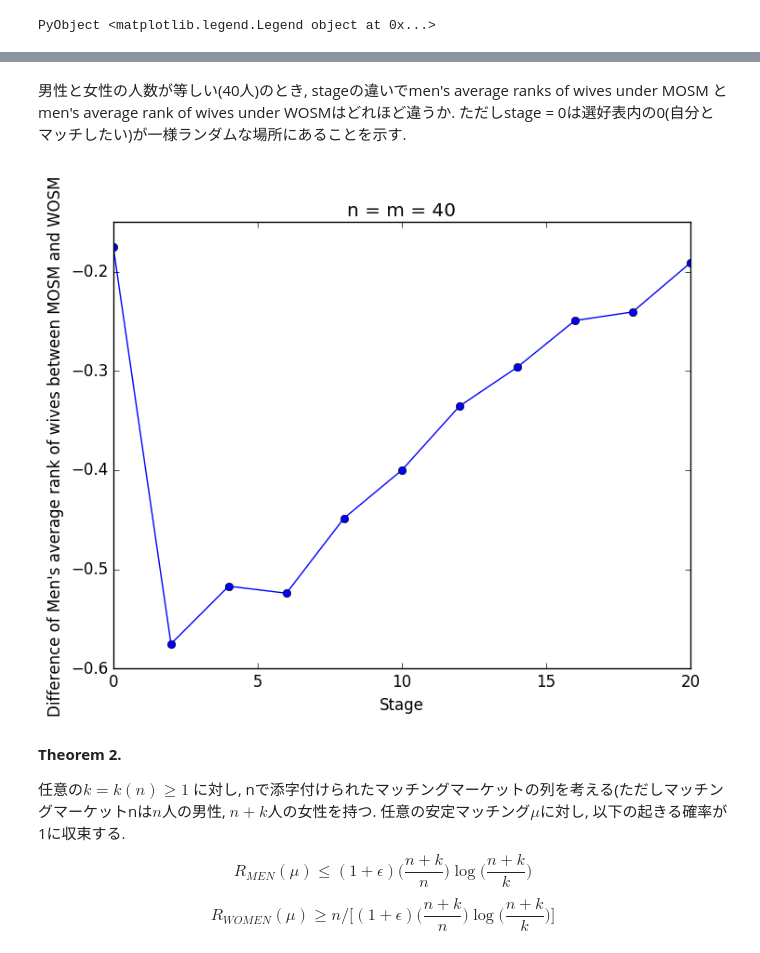
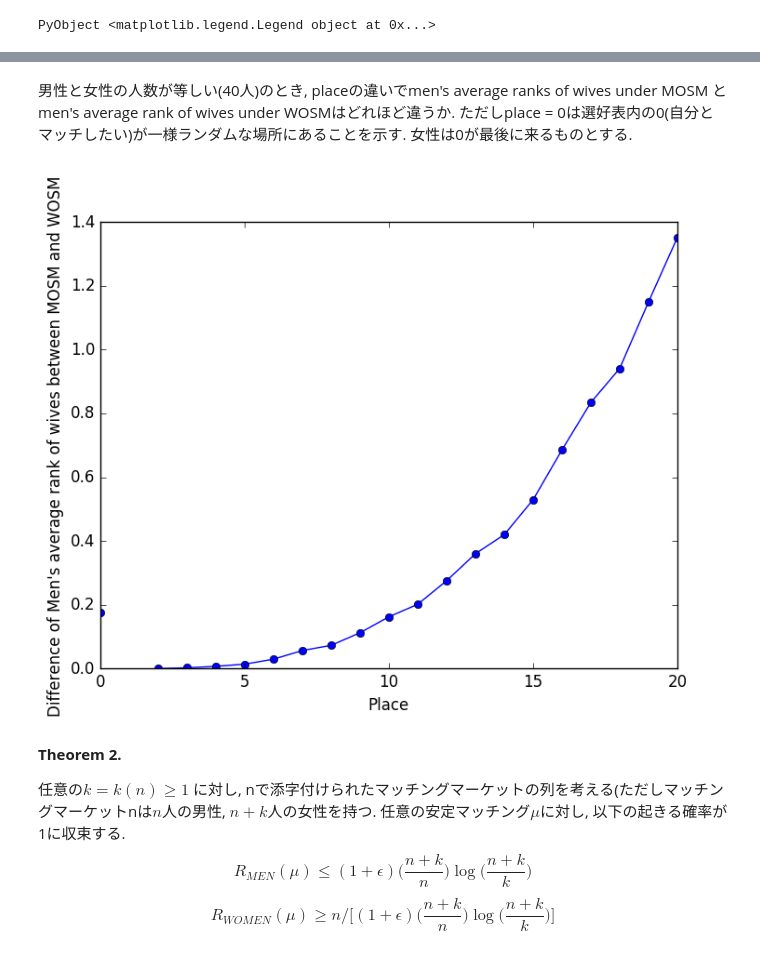
Before and after one commit to nswa17/gasshuku, a Jupyter notebook: Zemiron.ipynb, the cells around one changed output, grey strips where cells are left out. Saved outputs shown, nothing was run; the diff lists cells and outputs as text; code cells hidden in the pictures.

```diff
--- a/Zemiron.ipynb
+++ b/Zemiron.ipynb
@@ -528,0 +547,10 @@ PyObject <matplotlib.legend.Legend object at 0x...>
+# %%
+fig, ax = subplots()
+for (k, place) in enumerate(place_range)
+    ax[:plot](m_range, [mean(r_mens_diff[:, j, k]) for j in 1:length(m_range)], "-o", label="m_place = $place")
+end
+ax[:set_xlabel]("Number of men")
+ax[:set_ylabel]("Difference of men's average rank of wives")
+#ax[:set_ylim]()
+title("r_men_WOSM - r_men_MOSM")
+ax[:legend](loc=2)
@@ -588,0 +636,10 @@ PyObject <matplotlib.legend.Legend object at 0x...>
+# %%
+fig, ax = subplots()
+for (k, place) in enumerate(place_range)
+    ax[:plot](m_range, [mean(r_mens_diff[:, j, k]) for j in 1:length(m_range)], "-o", label="m_place = $place")
+end
+ax[:set_xlabel]("Number of men")
+ax[:set_ylabel]("Difference of men's average rank of wives")
+#ax[:set_ylim]()
+title("r_men_WOSM - r_men_MOSM")
+ax[:legend](loc=2)
@@ -589,28 +649,29 @@ PyObject <matplotlib.legend.Legend object at 0x...>
 # %% [markdown]
-男性と女性の人数が等しい(40人)のとき, stageの違いでmen's average ranks of wives under MOSM とmen's average rank of wives under WOSMはどれほど違うか.
-ただしstage = 0は選好表内の0(自分とマッチしたい)が一様ランダムな場所にあることを示す.
+男性と女性の人数が等しい(40人)のとき, placeの違いでmen's average ranks of wives under MOSM とmen's average rank of wives under WOSMはどれほど違うか.
+ただしplace = 0は選好表内の0(自分とマッチしたい)が一様ランダムな場所にあることを示す.
+女性は0が最後に来るものとする.
 # %%
-include("da2.jl")
 n = 40
 m = 40
 num_loops = 1000
-stage_range = 0:1:20
-r_mens_diff = Array(Float64, num_loops, length(stage_range))
-for (k, stage) in enumerate(stage_range)
+place_range = 0:1:20
+r_mens_diff = Array(Float64, num_loops, length(place_range))
+r_womens_diff = Array(Float64, num_loops, length(place_range))
+for (k, place) in enumerate(place_range)
     for l in 1:num_loops
-        m_prefs, f_prefs = generate_random_preference_data(m, n, complete=false, m_stage=stage)
-        m_matched, _ = call_match(m_prefs, f_prefs)
-        m_matched_wosm, _ = call_match_wosm(m_prefs, f_prefs)
-        r_mens_diff[l, k] = r_men(m_matched, m_prefs) - r_men(m_matched_wosm, m_prefs)
+        m_prefs, f_prefs = generate_random_preference_data_revised(m, n, complete=false, m_place=place, f_place=m+1)
+        m_matched, f_matched = call_match(m_prefs, f_prefs)
+        m_matched_wosm, f_matched_wosm = call_match_wosm(m_prefs, f_prefs)
+        r_mens_diff[l, k] = r_men(m_matched_wosm, m_prefs) - r_men(m_matched, m_prefs)
+        r_womens_diff[l, k] = - r_women(f_matched_wosm, f_prefs) + r_women(f_matched, f_prefs)
     end
 end
 # %%
 fig, ax = subplots()
-ax[:plot](stage_range, [mean(r_mens_diff[:, k]) for k in 1:length(stage_range)], "-o")
+ax[:plot](place_range, [mean(r_mens_diff[:, k]) for k in 1:length(place_range)], "-o")
 
-ax[:set_xlabel]("Stage")
+ax[:set_xlabel]("Place")
 ax[:set_ylabel]("Difference of Men's average rank of wives between MOSM and WOSM")
-title("n = m = 40")
 ax[:legend]()
 # %% [output]
-[figure, old version]
+[figure, new version]
```
Also changed, not shown: parts of 6 cells of this notebook.
